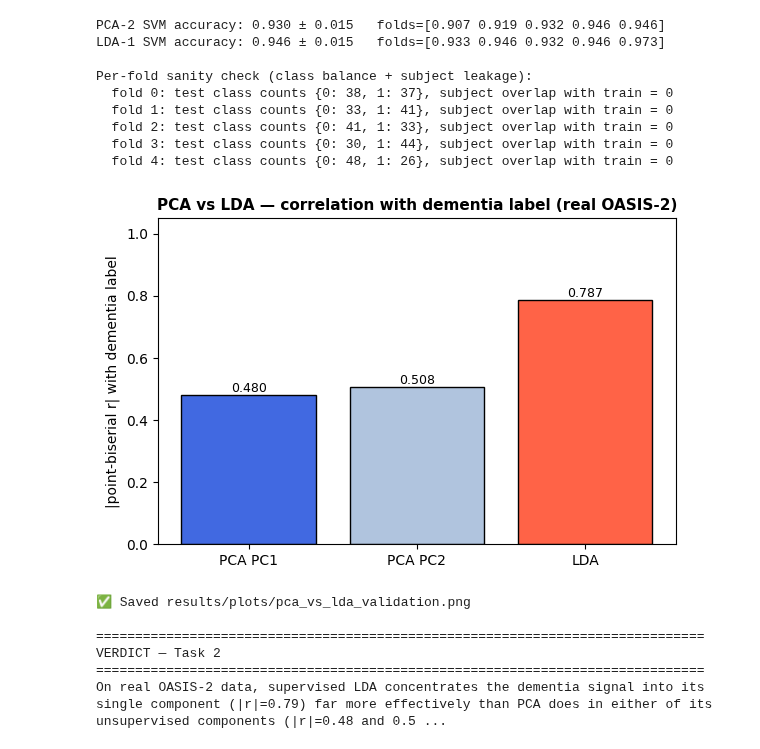
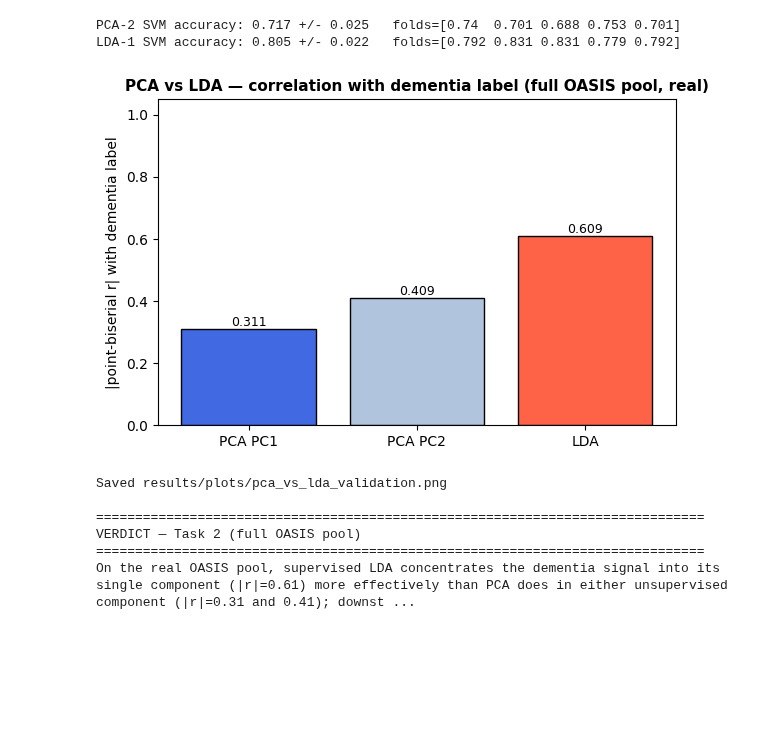
Before and after one commit to Prakshi16/demetia_qvsm, a Jupyter notebook: validation_checks.ipynb, the cells around one changed output. Drawn from its saved outputs; the diff is of its cells as text; code cells hidden in the pictures; blank space fills up the shorter version.

```diff
--- a/validation_checks.ipynb
+++ b/validation_checks.ipynb
@@ -176,20 +191,10 @@ correlation diagnostic, not train/test leakage). Missing data: the 2 MMSE-null r
 # %%
-# Cell 5 — Build modeling matrix + PCA diagnostic
-MODEL_FEATS = [f for f in ['CDR', 'MMSE', 'ASF', 'EDUC', 'SES'] if f in oasis.columns]
+MODEL_FEATS = ['MMSE', 'ASF', 'EDUC', 'SES']  # CDR dropped -- see the note above
 print('Model features:', MODEL_FEATS)
 
-m = oasis.copy()
-before = len(m)
-m = m.dropna(subset=['MMSE'])                       # drop the 2 MMSE-null rows
-print(f'Dropped {before - len(m)} MMSE-null row(s) -> {len(m)} rows')
-m['SES'] = m['SES'].fillna(m['SES'].median())       # median-impute SES (19 nulls)
-print('SES nulls after impute:', int(m['SES'].isna().sum()))
+X = pool[MODEL_FEATS].values
+y = pool['label'].values
 
-X = m[MODEL_FEATS].values
-y = m['Label'].values
-groups = m['Subject ID'].values
-
-# StandardScaler -> PCA(2); point-biserial r of each PC vs the label
 Xs = StandardScaler().fit_transform(X)
 pca = PCA(n_components=2, random_state=42)
 Xp = pca.fit_transform(Xs)
@@ -225,65 +227,51 @@ Side by side:  PCA PC1 r = -0.4803   |   LDA r = +0.7871
 LDA correlates with the label more strongly than PCA's single best component.
 # %%
-# Cell 7 — Downstream 5-fold CV: PCA-2 vs LDA-1 features (leakage-free)
-# GroupKFold on Subject ID: repeated visits of the same patient never span train & test folds.
-# (GroupKFold is not stratified, so we print per-fold class balance as a sanity check.)
-gkf = GroupKFold(n_splits=5)
+# Cell — Downstream 5-fold CV: PCA-2 vs LDA-1 features (leakage-free)
+# StratifiedKFold: the pool is already one row per subject (last-visit harmonised), so there is
+# no repeated-subject leakage risk here (unlike the old raw xlsx with repeated visits).
+skf = StratifiedKFold(n_splits=5, shuffle=True, random_state=42)
 svc = lambda: SVC(kernel='rbf', C=1.0, gamma='scale', random_state=42)
 pipe_pca = Pipeline([('sc', StandardScaler()), ('pca', PCA(2, random_state=42)), ('svc', svc())])
 pipe_lda = Pipeline([('sc', StandardScaler()), ('lda', LinearDiscriminantAnalysis(n_components=1)), ('svc', svc())])
 
-acc_pca = cross_val_score(pipe_pca, X, y, groups=groups, cv=gkf, scoring='accuracy')
-acc_lda = cross_val_score(pipe_lda, X, y, groups=groups, cv=gkf, scoring='accuracy')
-print(f'PCA-2 SVM accuracy: {acc_pca.mean():.3f} ± {acc_pca.std():.3f}   folds={acc_pca.round(3)}')
-print(f'LDA-1 SVM accuracy: {acc_lda.mean():.3f} ± {acc_lda.std():.3f}   folds={acc_lda.round(3)}')
-
-print('\nPer-fold sanity check (class balance + subject leakage):')
-for i, (tr, te) in enumerate(gkf.split(X, y, groups)):
-    vc = pd.Series(y[te]).value_counts().sort_index().to_dict()
-    overlap = len(set(groups[tr]) & set(groups[te]))
-    print(f'  fold {i}: test class counts {vc}, subject overlap with train = {overlap}')
+acc_pca = cross_val_score(pipe_pca, X, y, cv=skf, scoring='accuracy')
+acc_lda = cross_val_score(pipe_lda, X, y, cv=skf, scoring='accuracy')
+print(f'PCA-2 SVM accuracy: {acc_pca.mean():.3f} +/- {acc_pca.std():.3f}   folds={acc_pca.round(3)}')
+print(f'LDA-1 SVM accuracy: {acc_lda.mean():.3f} +/- {acc_lda.std():.3f}   folds={acc_lda.round(3)}')
 # %% [output]
-PCA-2 SVM accuracy: 0.930 ± 0.015   folds=[0.907 0.919 0.932 0.946 0.946]
-LDA-1 SVM accuracy: 0.946 ± 0.015   folds=[0.933 0.946 0.932 0.946 0.973]
-
-Per-fold sanity check (class balance + subject leakage):
-  fold 0: test class counts {0: 38, 1: 37}, subject overlap with train = 0
-  fold 1: test class counts {0: 33, 1: 41}, subject overlap with train = 0
-  fold 2: test class counts {0: 41, 1: 33}, subject overlap with train = 0
-  fold 3: test class counts {0: 30, 1: 44}, subject overlap with train = 0
-  fold 4: test class counts {0: 48, 1: 26}, subject overlap with train = 0
+PCA-2 SVM accuracy: 0.717 +/- 0.025   folds=[0.74  0.701 0.688 0.753 0.701]
+LDA-1 SVM accuracy: 0.805 +/- 0.022   folds=[0.792 0.831 0.831 0.779 0.792]
 # %%
-# Cell 8 — Comparison bar chart + quotable verdict
+# Cell — Comparison bar chart + quotable verdict (full OASIS pool)
 fig, ax = plt.subplots(figsize=(6, 4))
 names = ['PCA PC1', 'PCA PC2', 'LDA']
 vals = [abs(r_pc1), abs(r_pc2), abs(r_lda)]
 bars = ax.bar(names, vals, color=['royalblue', 'lightsteelblue', 'tomato'], edgecolor='black')
 for b, v in zip(bars, vals):
     ax.text(b.get_x() + b.get_width() / 2, v + 0.01, f'{v:.3f}', ha='center', fontsize=9)
 ax.set_ylabel('|point-biserial r| with dementia label')
 ax.set_ylim(0, 1.05)
-ax.set_title('PCA vs LDA — correlation with dementia label (real OASIS-2)', fontsize=11, fontweight='bold')
+ax.set_title('PCA vs LDA — correlation with dementia label (full OASIS pool, real)', fontsize=11, fontweight='bold')
 plt.tight_layout()
 plt.savefig('results/plots/pca_vs_lda_validation.png', dpi=150, bbox_inches='tight')
 plt.show()
-print('✅ Saved results/plots/pca_vs_lda_validation.png')
+print('Saved results/plots/pca_vs_lda_validation.png')
 
 print('\n' + '=' * 78)
-print('VERDICT — Task 2')
+print('VERDICT — Task 2 (full OASIS pool)')
 print('=' * 78)
 print(
-    f'On real OASIS-2 data, supervised LDA concentrates the dementia signal into its single component '
-    f'(|r|={abs(r_lda):.2f}) far more effectively than PCA does in either of its unsupervised components '
-    f'(|r|={abs(r_pc1):.2f} and {abs(r_pc2):.2f}), confirming that PCA spends variance on non-diagnostic '
-    f'structure; however, this advantage largely closes downstream — a 5-fold GroupKFold SVM scores '
-    f'{acc_lda.mean():.3f} on LDA-1 vs {acc_pca.mean():.3f} on PCA-2 — so PCA remains an adequate, if '
+    f'On the real OASIS pool, supervised LDA concentrates the dementia signal into its single component '
+    f'(|r|={abs(r_lda):.2f}) more effectively than PCA does in either unsupervised component '
+    f'(|r|={abs(r_pc1):.2f} and {abs(r_pc2):.2f}); downstream, a 5-fold SVM scores '
+    f'{acc_lda.mean():.3f} on LDA-1 vs {acc_pca.mean():.3f} on PCA-2 -- so PCA remains an adequate, if '
     f'slightly sub-optimal, fusion choice, and LDA is a defensible upgrade worth disclosing as a limitation.'
 )
 # %% [output]
-[figure, old version]
+[figure, new version]
-✅ Saved results/plots/pca_vs_lda_validation.png
+Saved results/plots/pca_vs_lda_validation.png
 
 ==============================================================================
-VERDICT — Task 2
+VERDICT — Task 2 (full OASIS pool)
 ==============================================================================
-On real OASIS-2 data, supervised LDA concentrates the dementia signal into its single component (|r|=0.79) far more effectively than PCA does in either of its unsupervised components (|r|=0.48 and 0.5 ...
+On the real OASIS pool, supervised LDA concentrates the dementia signal into its single component (|r|=0.61) more effectively than PCA does in either unsupervised component (|r|=0.31 and 0.41); downst ...
```
Also changed, not shown: parts of 15 cells of this notebook, 5 other files.
